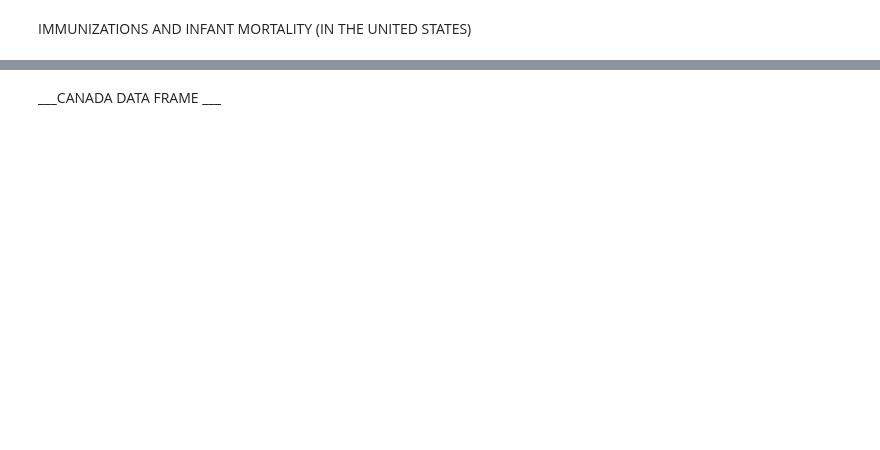
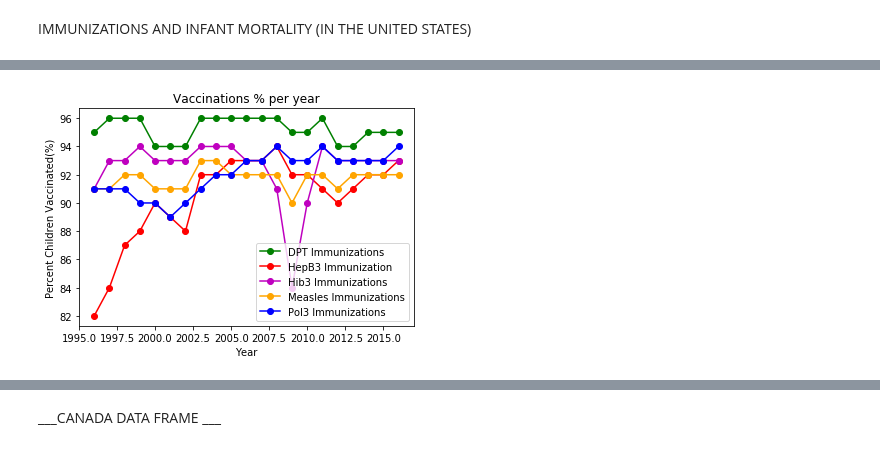
Before and after one commit to travisreyes/DSS_Spring2019, a Jupyter notebook: World Health and Nutrition Project.ipynb, the cells around one changed output, grey strips where cells are left out. Drawn from its saved outputs; the diff is of its cells as text; code cells hidden in the pictures; blank space fills up the shorter version.

```diff
--- a/World Health and Nutrition Project.ipynb
+++ b/World Health and Nutrition Project.ipynb
@@ -147,3 +128,16 @@ IIM_usa
 | 19 | 2014 | 95 | 92 | 93 | 92 | ... |
 | 20 | 2015 | 95 | 92 | 93 | 92 | ... |
 | 21 | 2016 | 95 | 93 | 93 | 92 | ... |
+# %%
+plt.plot(IIM_usa['Year'], IIM_usa['Immunization, DPT (% of children ages 12-23 months)'], color = 'green', marker='o', label = 'DPT Immunizations')
+plt.plot(IIM_usa['Year'], IIM_usa['Immunization, HepB3 (% of one-year-old children)'], color = 'red', marker='o', label = 'HepB3 Immunization')
+plt.plot(IIM_usa['Year'], IIM_usa['Immunization, Hib3 (% of children ages 12-23 months)'], color = 'm', marker='o', label = 'Hib3 Immunizations')
+plt.plot(IIM_usa['Year'], IIM_usa['Immunization, measles (% of children ages 12-23 months)'], color = 'orange',marker='o', label = 'Measles Immunizations')
+plt.plot(IIM_usa['Year'], IIM_usa['Immunization, Pol3 (% of one-year-old children)'], color = 'blue',marker='o', label = 'Pol3 Immunizations')
+plt.xlabel('Year')
+plt.ylabel('Percent Children Vaccinated(%)')
+plt.title('Vaccinations % per year')
+plt.legend(loc ='lower right')
+plt.show()
+# %% [output]
+[figure, added]
```
Also changed, not shown: parts of 58 cells of this notebook.
